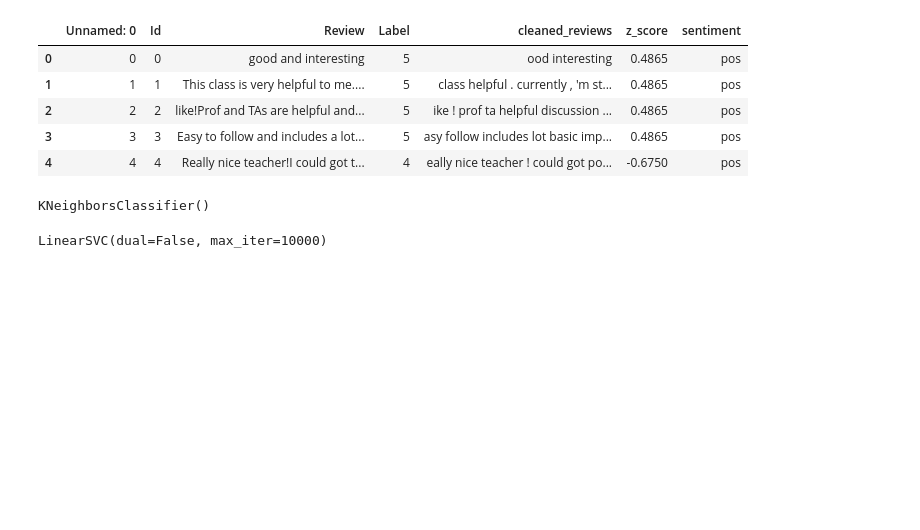
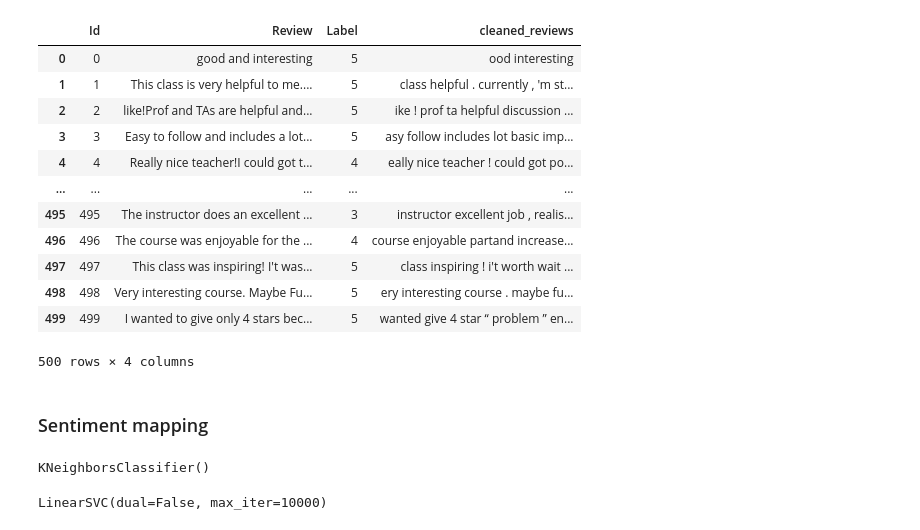
Before and after one commit to amansinghrp/Sentiment-Analysis, a Jupyter notebook: mainNew.ipynb, the cells around one changed output. Saved outputs shown, nothing was run; the diff lists cells and outputs as text; code cells hidden in the pictures; blank space fills up the shorter version.

```diff
--- a/mainNew.ipynb
+++ b/mainNew.ipynb
@@ -26,10 +25,19 @@ from imblearn.over_sampling import SMOTE
 # %%
 df = pd.read_csv('preprocessed_data.csv')
-df.head()
+df.head(500)
 # %% [output]
-|  | Unnamed: 0 | Id | Review | Label | cleaned_reviews | z_score | sentiment |
-| 0 | 0 | 0 | good and interesting | 5 | ood interesting | 0.4865 | pos |
-| 1 | 1 | 1 | This class is very helpful to me.... | 5 | class helpful . currently , 'm st... | 0.4865 | pos |
-| 2 | 2 | 2 | like!Prof and TAs are helpful and... | 5 | ike ! prof ta helpful discussion ... | 0.4865 | pos |
-| 3 | 3 | 3 | Easy to follow and includes a lot... | 5 | asy follow includes lot basic imp... | 0.4865 | pos |
-| 4 | 4 | 4 | Really nice teacher!I could got t... | 4 | eally nice teacher ! could got po... | -0.6750 | pos |
+|  | Id | Review | Label | cleaned_reviews |
+| 0 | 0 | good and interesting | 5 | ood interesting |
+| 1 | 1 | This class is very helpful to me.... | 5 | class helpful . currently , 'm st... |
+| 2 | 2 | like!Prof and TAs are helpful and... | 5 | ike ! prof ta helpful discussion ... |
+| 3 | 3 | Easy to follow and includes a lot... | 5 | asy follow includes lot basic imp... |
+| 4 | 4 | Really nice teacher!I could got t... | 4 | eally nice teacher ! could got po... |
+| ... | ... | ... | ... | ... |
+| 495 | 495 | The instructor does an excellent ... | 3 | instructor excellent job , realis... |
+| 496 | 496 | The course was enjoyable for the ... | 4 | course enjoyable partand increase... |
+| 497 | 497 | This class was inspiring! I't was... | 5 | class inspiring ! i't worth wait ... |
+| 498 | 498 | Very interesting course. Maybe Fu... | 5 | ery interesting course . maybe fu... |
+| 499 | 499 | I wanted to give only 4 stars bec... | 5 | wanted give 4 star “ problem ” en... |
+500 rows × 4 columns
+# %% [markdown]
+### Sentiment mapping
```
Also changed, not shown: parts of 13 cells of this notebook, 41 other files.
